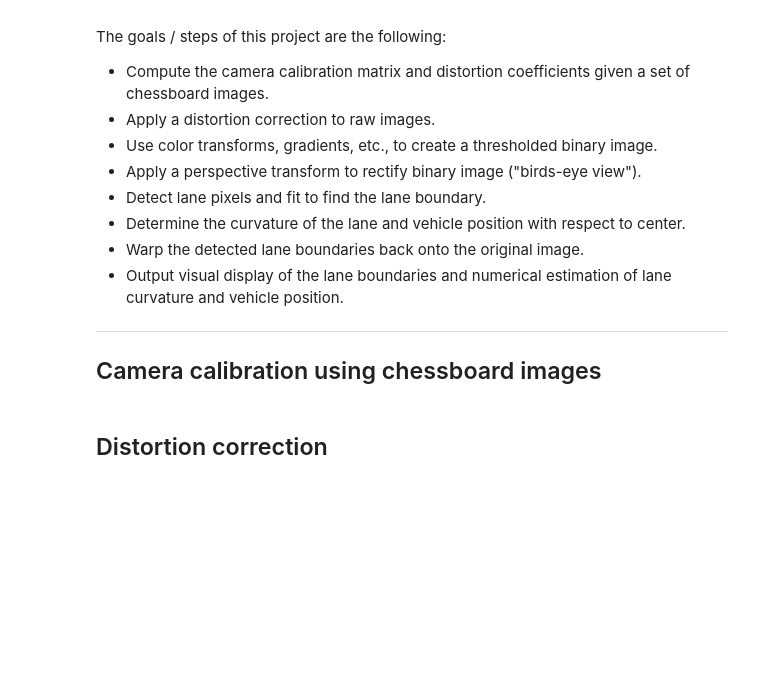
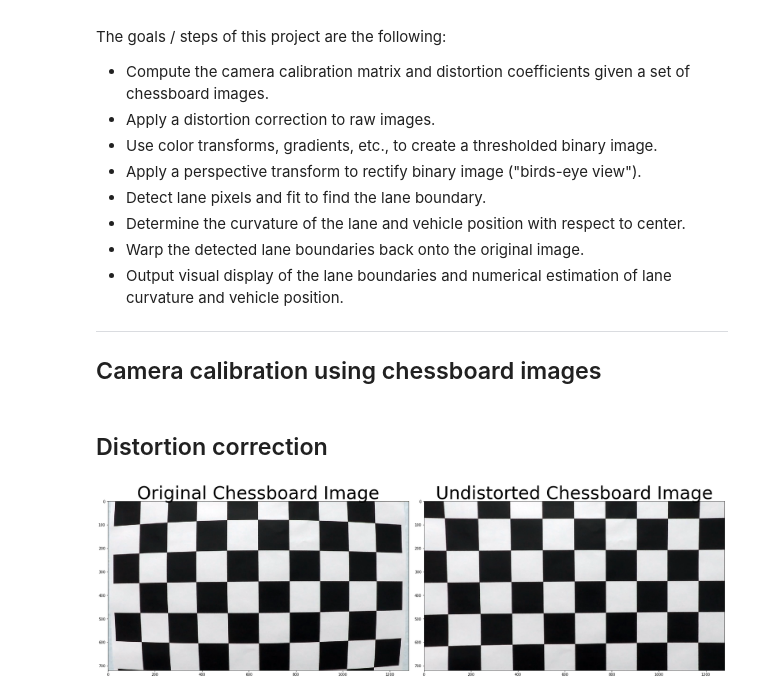
Before and after one commit to urs-waldmann/CarND-Advanced-Lane-Lines, a Jupyter notebook: adv_lane_fin.ipynb, the cells around one changed output. Drawn from its saved outputs; the diff is of its cells as text; code cells hidden in the pictures; blank space fills up the shorter version.

Commit message:
Update adv_lane_fin.ipynb.
Apply a distortion correction to raw images.

```diff
--- a/adv_lane_fin.ipynb
+++ b/adv_lane_fin.ipynb
@@ -38,7 +38,7 @@ for fname in images:
     #print(fname)
     # Read in a calibration image.
     img = cv2.imread(fname)
-    # Convert image to grayscale.
+    # Convert calibration image to grayscale.
     gray = cv2.cvtColor(img, cv2.COLOR_BGR2GRAY)
 
     # Find the chessboard corners for grayscale images.
@@ -54,7 +54,7 @@ for fname in images:
         cv2.imshow('img',img)
         cv2.waitKey(500)
 
-    # Save modified images
+    # Save modified calibration images
     path = str(fname)
     filename = path.split('/')[-1]
     new_path = './output_images/' + filename
@@ -62,11 +62,57 @@ for fname in images:
 
 # Close all windows.
 cv2.destroyAllWindows()
-
-# Calculate camera calibration:
-# camera matrix 'mtx'
-# distortion coefficients 'dist'
-# Position of camera in real world: rotation ('rvecs') and translation ('tvecs') vectors.
-ret, mtx, dist, rvecs, tvecs = cv2.calibrateCamera(objpoints, imgpoints, gray.shape[::-1], None, None)
 # %% [markdown]
 ## Distortion correction
+# %%
+# Load modules.
+%matplotlib inline
+
+# Function that performs a camera calibration, image distortion correction and returns an undistorted image.
+def cal_undistort(img, objpoints, imgpoints):
+    # Calculate camera calibration:
+    # camera matrix 'mtx'
+    # distortion coefficients 'dist'
+    # Position of camera in real world: rotation ('rvecs') and translation ('tvecs') vectors.
+    ret, mtx, dist, rvecs, tvecs = cv2.calibrateCamera(objpoints, imgpoints, img.shape[0:2], None, None)
+    # Undistort image.
+    undist = cv2.undistort(img, mtx, dist, None, mtx)
+    return undist
+
+# Undistort, plot and save a chessboard image.
+# Read in a chessboard image.
+img = cv2.imread('./camera_cal/calibration1.jpg')
+# Undistort chessboard image.
+undistorted = cal_undistort(img, objpoints, imgpoints)
+# Plot undistorted chessboard image.
+f, (ax1, ax2) = plt.subplots(1, 2, figsize=(24, 9))
+f.tight_layout()
+ax1.imshow(img)
+ax1.set_title('Original Chessboard Image', fontsize=50)
+ax2.imshow(undistorted)
+ax2.set_title('Undistorted Chessboard Image', fontsize=50)
+plt.subplots_adjust(left=0., right=1, top=0.9, bottom=0.)
+# Save undistorted road image.
+path = './output_images/undistorted_chessboard.jpg'
+cv2.imwrite(path, undistorted)
+
+# Undistort and save road images
+# Make a list of calibration images.
+images = glob.glob('./test_images/*.jpg')
+
+# Step through the list, undistort image and save it.
+for fname in images:
+    #print(fname)
+    # Read in a road image.
+    img = cv2.imread(fname)
+    # Undistort road image.
+    undistorted = cal_undistort(img, objpoints, imgpoints)
+    # Save undistorted road image.
+    path = str(fname)
+    filename = path.split('/')[-1]
+    img_name = filename.split('.')[-2]
+    new_path = './output_images/undistorted_' + img_name + '.jpg'
+    #print(new_path)
+    cv2.imwrite(new_path, undistorted)
+# %% [output]
+[figure, added]
```
